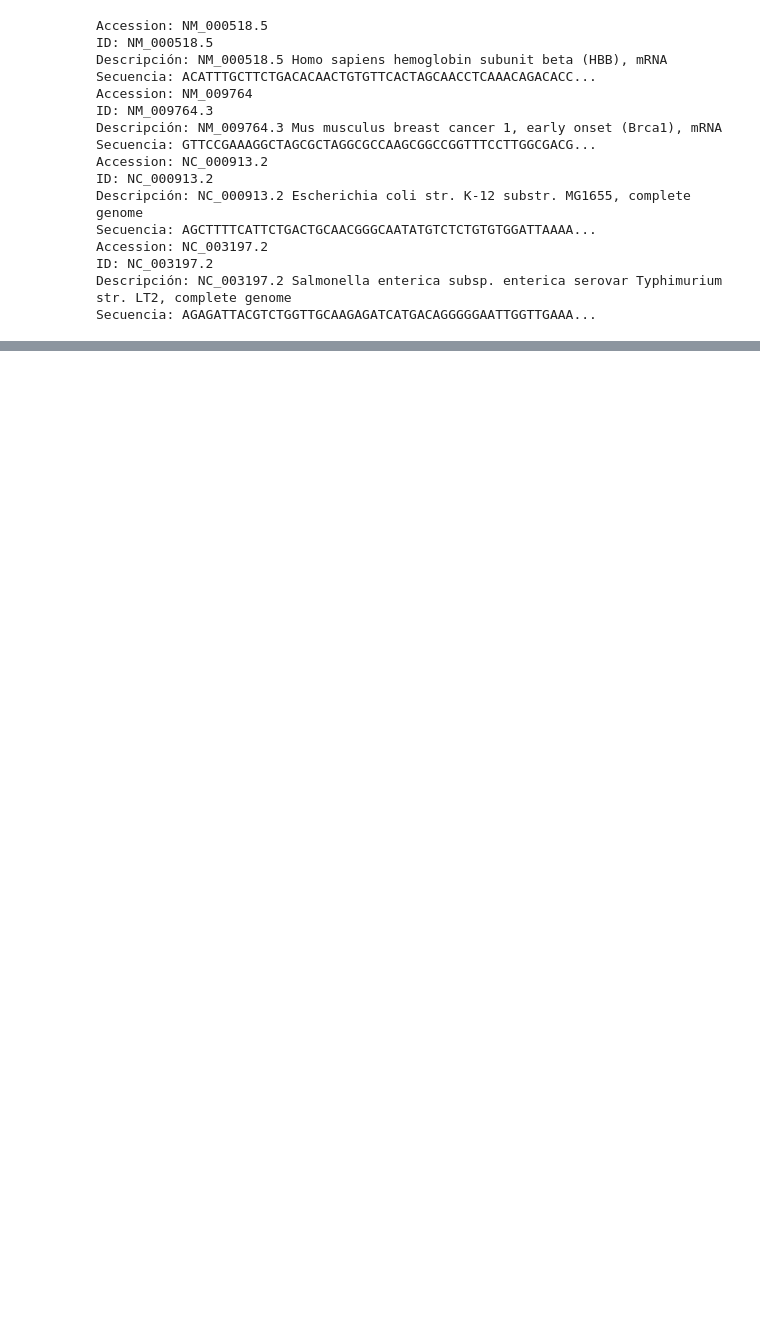
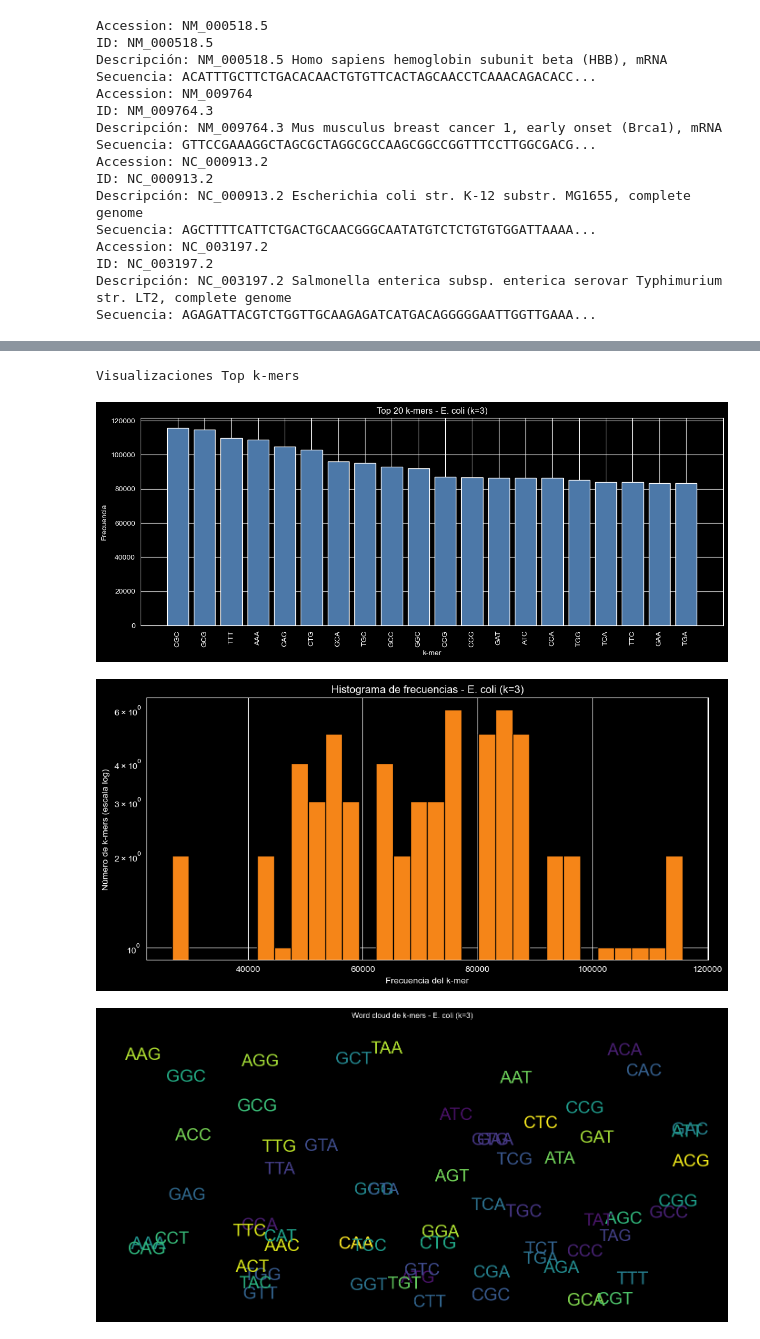
Before and after one commit to DiegoRivas1/bio-notebooks, a Jupyter notebook: 05_secuencias_kmers/notebook.ipynb, the cells around one changed output, grey strips where cells are left out. Cells and saved outputs as stored; diff of their text form; code cells hidden in the pictures; blank space fills up the shorter version.

```diff
--- a/05_secuencias_kmers/notebook.ipynb
+++ b/05_secuencias_kmers/notebook.ipynb
@@ -215,0 +544,18 @@ for nombre in nombres_secuencias:
+# %%
+# Ejemplos de acceso a los datos almacenados
+print("Ejemplos de acceso a la estructura de datos:")
+print(f"\nAcceder a k-mers de 'ejemplo_labo' con k=3:")
+kmers_ej_k3 = total_frecuencias_kmers_analizadas[3]["ejemplo_labo"]
+kmers_top = sorted(kmers_ej_k3.items(), key=lambda x: x[1], reverse=True)[:5]
+for kmer, freq in kmers_top:
+    print(f"  {kmer}: {freq}")
+
+print(f"\nAcceder a k-mers de 'NC_000913.2' con k=6:")
+kmers_ecoli_k6 = total_frecuencias_kmers_analizadas[6]["NC_000913.2"]
+print(f"  Total de k-mers únicos: {len(kmers_ecoli_k6)}")
+
+print(f"\nComparar número de k-mers únicos entre k=3 y k=11:")
+for nombre_seq in secuencias.keys():
+    num_k3 = len(total_frecuencias_kmers_analizadas[3][nombre_seq])
+    num_k11 = len(total_frecuencias_kmers_analizadas[11][nombre_seq])
+    print(f"  {nombre_seq}: k=3: {num_k3}, k=11: {num_k11}")
@@ -215,0 +729,15 @@ for nombre in nombres_secuencias:
+# %%
+print("Visualizaciones Top k-mers")
+
+K = [3, 6, 11, 21]
+
+for k in K:
+    kmers_top_visualizacion = total_frecuencias_kmers_analizadas[k]["NC_000913.2"]
+    graficar_top_kmers(kmers_top_visualizacion, f"Top 20 k-mers - E. coli (k={k})", top_n=20)
+    graficar_histograma(kmers_top_visualizacion, f"Histograma de frecuencias - E. coli (k={k})")
+    generar_wordcloud(kmers_top_visualizacion, f"Word cloud de k-mers - E. coli (k={k})")
+# %% [output]
+Visualizaciones Top k-mers
+[figure, added]
+[figure, added]
+[figure, added]
```
Also changed, not shown: parts of 23 cells of this notebook, 19 other files.
